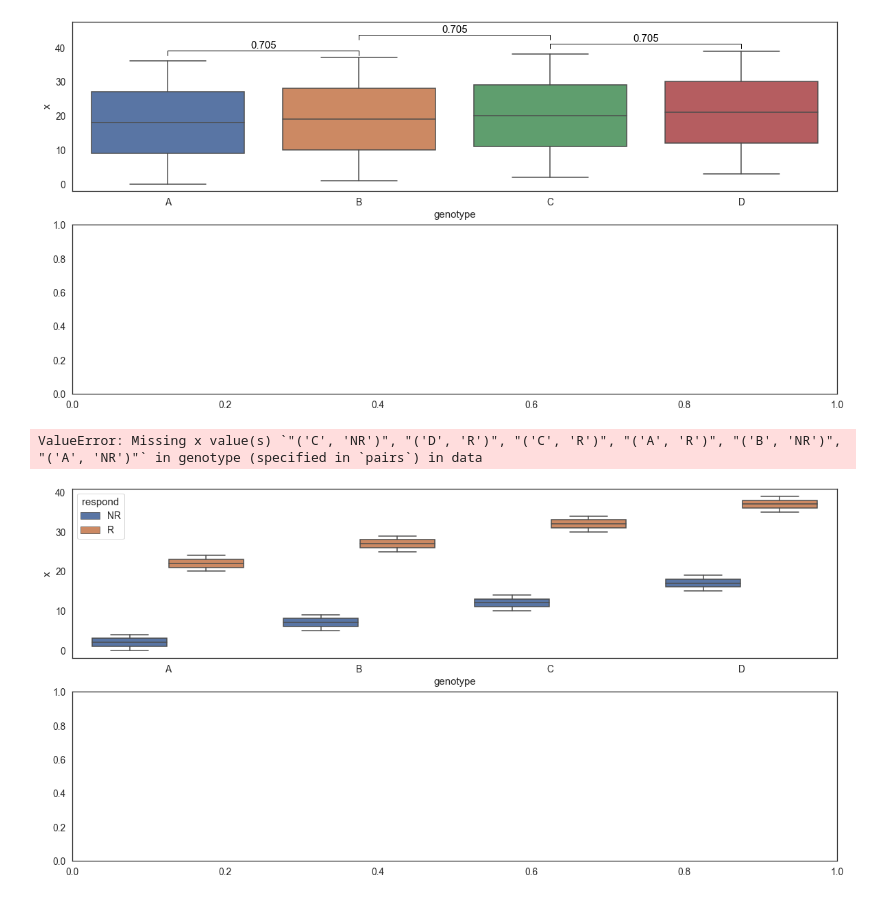
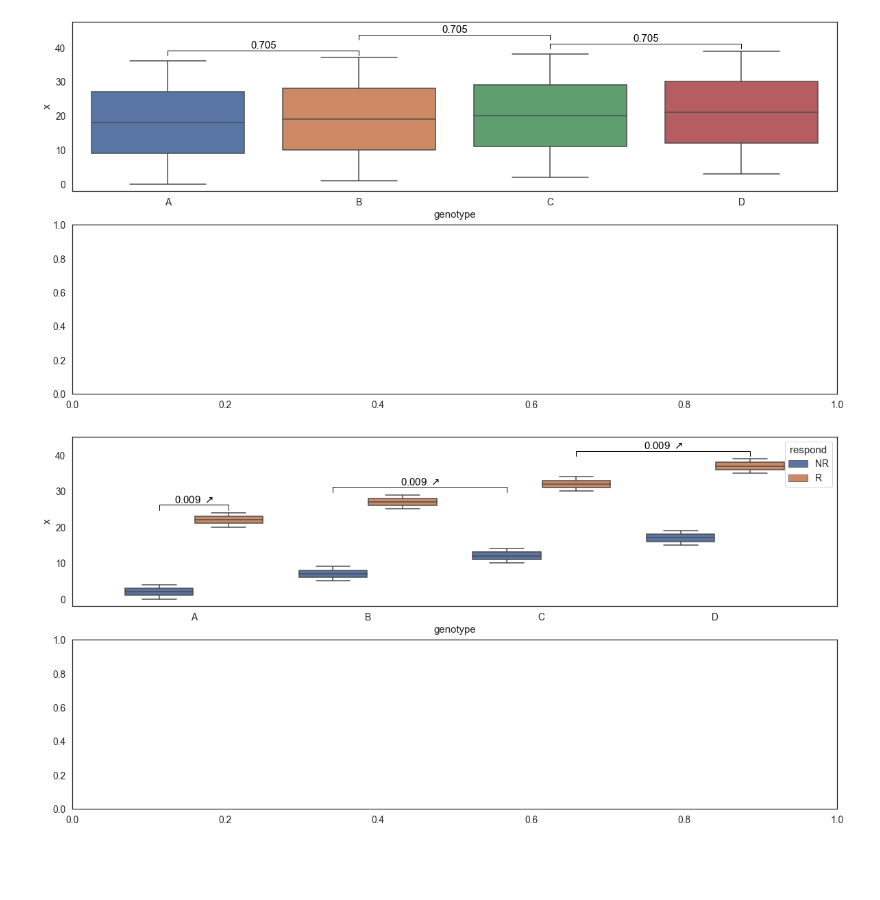
Before and after one commit to mourisl/pvalannot, a Jupyter notebook: dev.ipynb, the cells around one changed output. Drawn from its saved outputs; the diff is of its cells as text; code cells hidden in the pictures; blank space fills up the shorter version.

Commit message:
Add the style to draw trending arrow

```diff
--- a/dev.ipynb
+++ b/dev.ipynb
@@ -185,7 +216,8 @@ if (0):
     annotator.configure(test='Mann-Whitney', text_format='star')
     annotator.apply_and_annotate()
 else:
-    AddPvalAnnot(x="genotype", y=metric, data=tmpdf, pairs=pairs, ax=ax, fig=fig, fmt="%.3f")
+    AddPvalAnnot(x="genotype", y=metric, data=tmpdf, pairs=pairs,
+                 ax=ax, fig=fig, fmt="%.3f", styles=["trend_arrow"])
 plt.draw()
 # %% [output]
 [figure]
@@ -202,34 +234,38 @@ for g in genotypes:
         tmpg.append(g)
         tmpm.append(k)
         tmpr.append("NR")
         k += 1
 for g in genotypes:
     for i in range(5, 10):
         tmpg.append(g)
         tmpm.append(k)
         tmpr.append("R")
         k += 1
 tmpdf = pd.DataFrame()
 tmpdf["genotype"] = tmpg
 tmpdf[metric] = tmpm
 tmpdf["respond"] = tmpr
 pairs = []
 pairs.append(((genotypes[2], "R"), (genotypes[3], "R")))
 pairs.append(((genotypes[1], "NR"), (genotypes[2], "NR")))
 pairs.append(((genotypes[0], "R"), (genotypes[0], "NR")))
+
+#pairs.append((("R", genotypes[2]), ("R", genotypes[3])))
+#pairs.append((("NR", genotypes[1]), ("NR", genotypes[2])))
+#pairs.append((("R", genotypes[0]), ("NR", genotypes[0])))
 #pairs.append([genotypes[2], genotypes[3]])
 sns.set(font_scale=1.25, style="white")
 fig, axes = plt.subplots(2, 1, figsize=(20, 10))
 ax = sns.boxplot(x="genotype", y=metric, hue = "respond", data=tmpdf, ax = axes[0])
 
-if (1):
+if (0):
     annotator = Annotator(ax, pairs, data=tmpdf, x="genotype", y=metric)
     annotator.configure(test='Mann-Whitney', text_format='star')
     annotator.apply_and_annotate()
 else:
     AddPvalAnnot(x="genotype", y=metric, hue = "respond",
-                 data=tmpdf, pairs=pairs, ax=ax, fig=fig, fmt="%.3f")
+                 data=tmpdf, pairs=pairs, ax=ax, fig=fig, fmt="%.3f",
+                styles=["trend_arrow"])
 plt.draw()
 # %% [output]
-ValueError: Missing x value(s) `"('C', 'NR')", "('D', 'R')", "('C', 'R')", "('A', 'R')", "('B', 'NR')", "('A', 'NR')"` in genotype (specified in `pairs`) in data
-[figure, old version]
+[figure, new version]
```
Also changed, not shown: parts of 5 cells of this notebook, 1 other file.
